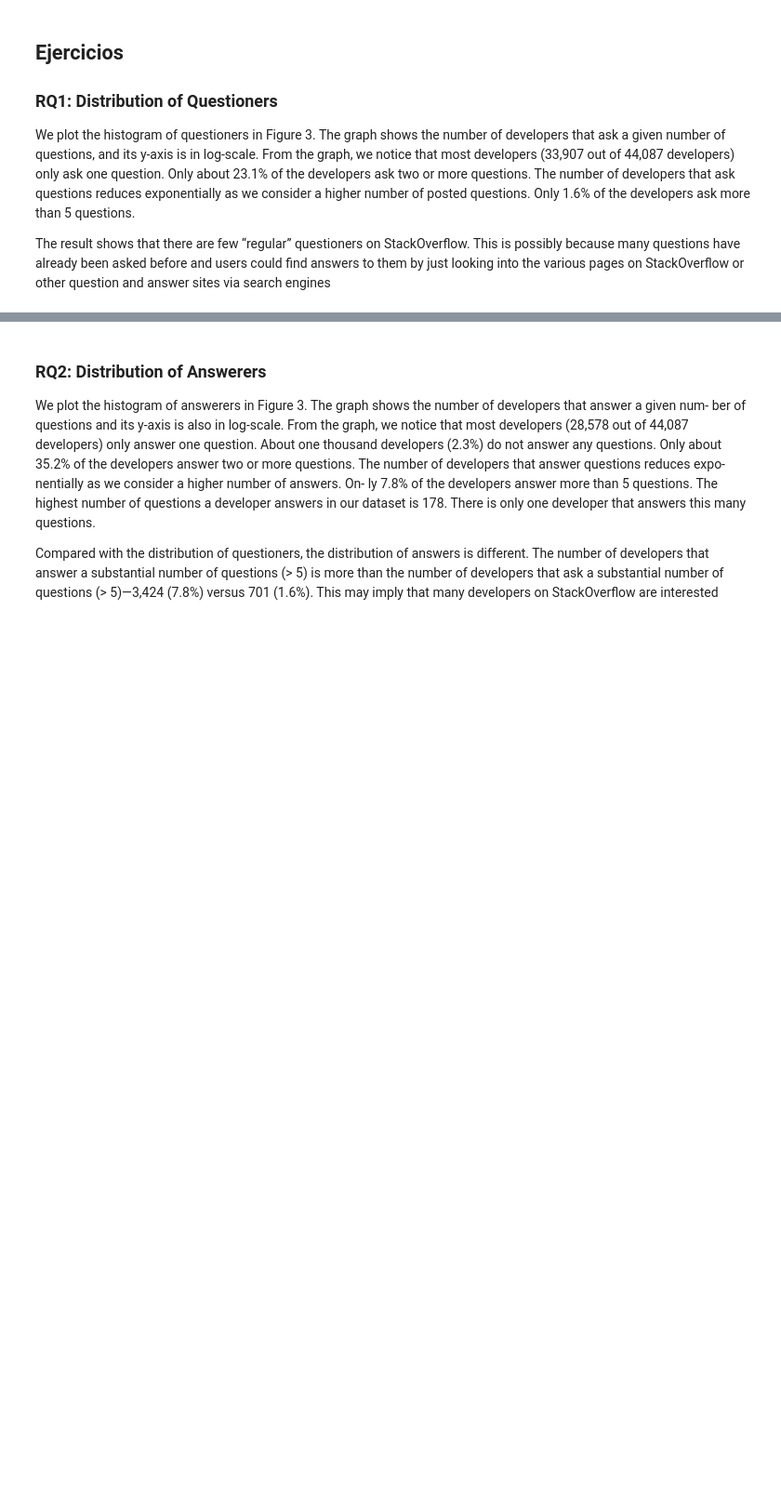
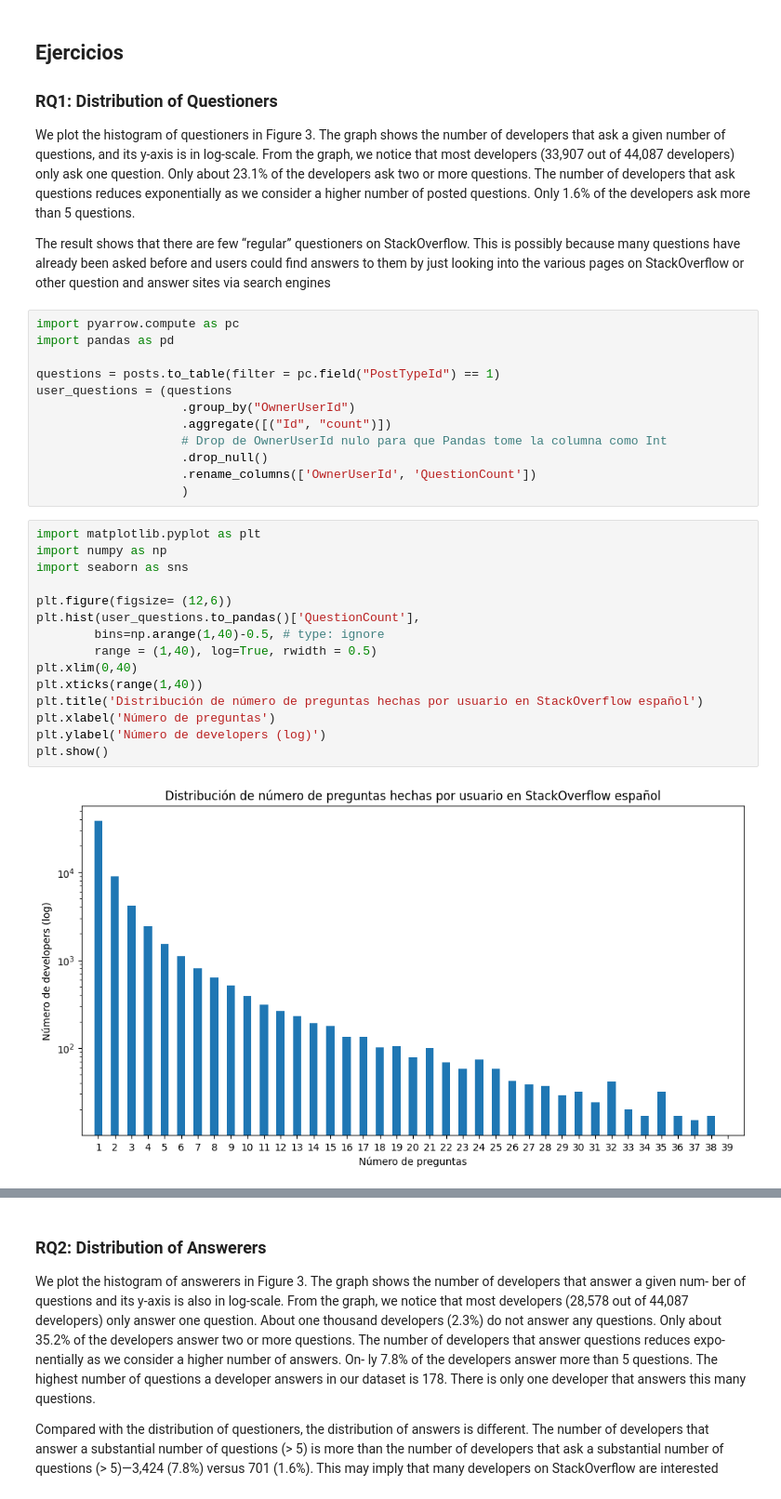
Before and after one commit to valevil27/dbge-pyarrow, a Jupyter notebook: exercises.ipynb, the cells around one changed output, grey strips where cells are left out. Shown at 93% size. Saved outputs shown, nothing was run; the diff lists cells and outputs as text; blank space fills up the shorter version.

```diff
--- a/exercises.ipynb
+++ b/exercises.ipynb
@@ -45,3 +65,32 @@ Comments: 689730
 We plot the histogram of questioners in Figure 3. The graph shows the number of developers that ask a given number of questions, and its y-axis is in log-scale. From the graph, we notice that most developers (33,907 out of 44,087 developers) only ask one question. Only about 23.1% of the developers ask two or more questions. The number of developers that ask questions reduces exponentially as we consider a higher number of posted questions. Only 1.6% of the developers ask more than 5 questions.
 
 The result shows that there are few “regular” questioners on StackOverflow. This is possibly because many questions have already been asked before and users could find answers to them by just looking into the various pages on StackOverflow or other question and answer sites via search engines
+# %%
+import pyarrow.compute as pc
+import pandas as pd
+
+questions = posts.to_table(filter = pc.field("PostTypeId") == 1)
+user_questions = (questions
+                    .group_by("OwnerUserId")
+                    .aggregate([("Id", "count")])
+                    # Drop de OwnerUserId nulo para que Pandas tome la columna como Int
+                    .drop_null()
+                    .rename_columns(['OwnerUserId', 'QuestionCount'])
+                    )
+# %%
+import matplotlib.pyplot as plt
+import numpy as np
+import seaborn as sns
+
+plt.figure(figsize= (12,6))
+plt.hist(user_questions.to_pandas()['QuestionCount'],
+        bins=np.arange(1,40)-0.5, # type: ignore
+        range = (1,40), log=True, rwidth = 0.5)
+plt.xlim(0,40)
+plt.xticks(range(1,40))
+plt.title('Distribución de número de preguntas hechas por usuario en StackOverflow español')
+plt.xlabel('Número de preguntas')
+plt.ylabel('Número de developers (log)')
+plt.show()
+# %% [output]
+[figure, added]
```
Also changed, not shown: parts of 2 cells of this notebook.
